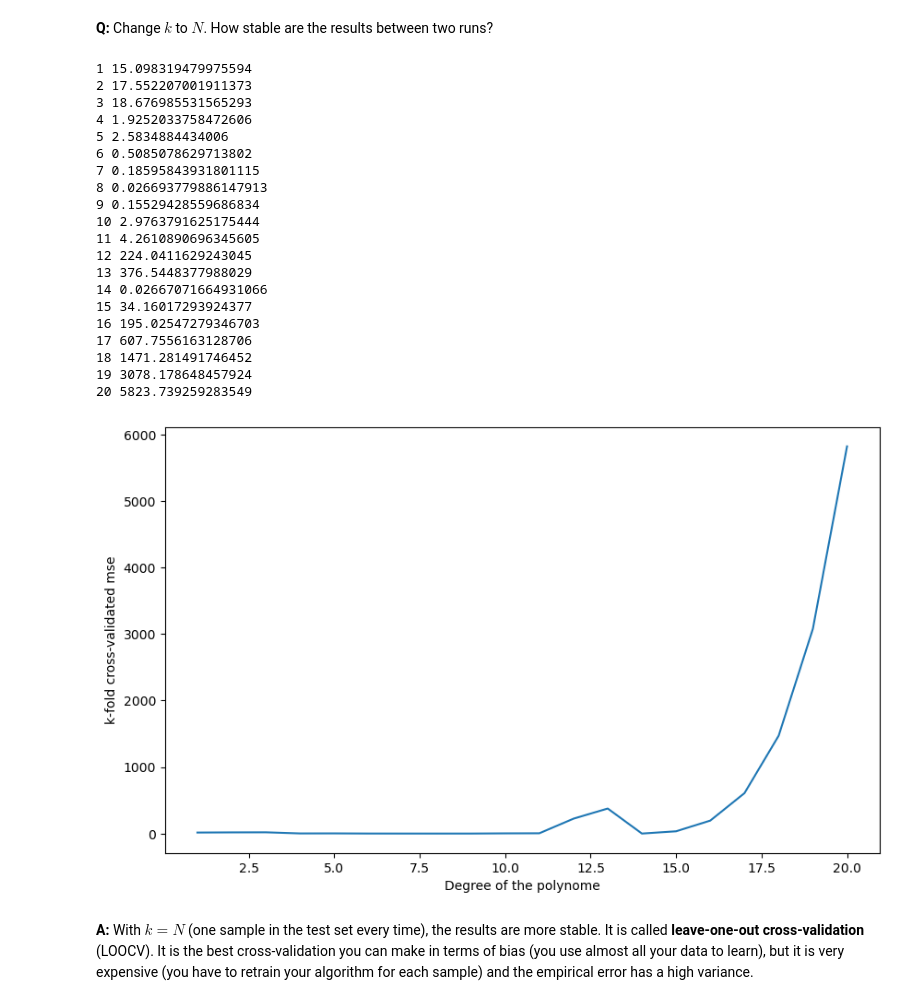
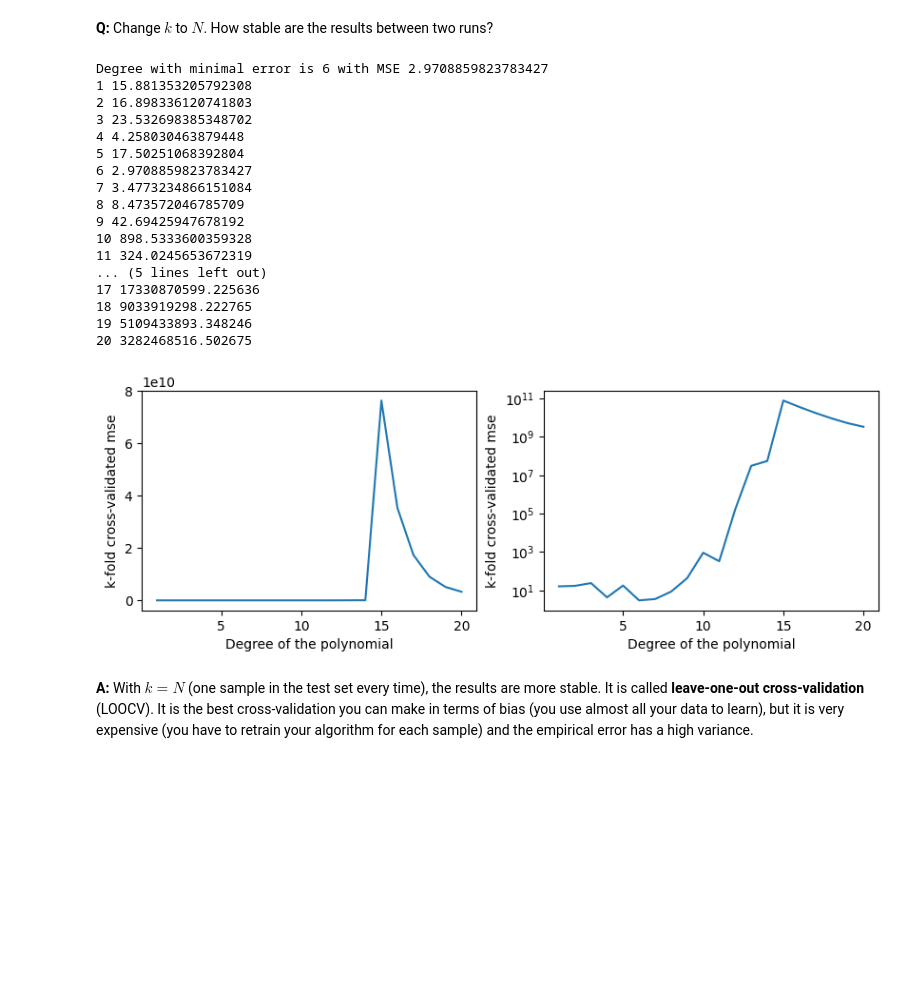
Before and after one commit to miteichmann/notebooks-neurocomputing, a Jupyter notebook: solutions/5-Crossvalidation-solution.ipynb, the cells around one changed output. Drawn from its saved outputs; the diff is of its cells as text; code cells hidden in the pictures; blank space fills up the shorter version.

```diff
--- a/solutions/5-Crossvalidation-solution.ipynb
+++ b/solutions/5-Crossvalidation-solution.ipynb
@@ -298,56 +340,61 @@ NameError: name 'KFold' is not defined
 k = N
 kf = KFold(n_splits=k, shuffle=True)
 
 degrees = range(1, 21)
 
 test_mse = []
 
 for train_index, test_index in kf.split(X, t):
 
     split_mse = []
 
     for deg in degrees:
 
         w = np.polyfit(X[train_index], t[train_index], deg)
         y = np.polyval(w, X[test_index])
 
         mse = np.mean((t[test_index] - y)**2)
         split_mse.append(mse)
 
     test_mse.append(split_mse)
 
 test_mse = np.mean(test_mse, axis=0)
 
+print(f"Degree with minimal error is {np.argmin(test_mse)+1} with MSE {test_mse[np.argmin(test_mse)]}")
+
 for deg, mse in zip(degrees, test_mse):
     print(deg, mse)
 
-plt.figure(figsize=(10, 6))
+plt.figure(figsize=(10,3))
+plt.subplot(1,2,1)
 plt.plot(degrees, test_mse)
-plt.xlabel("Degree of the polynome")
+plt.xlabel("Degree of the polynomial")
+plt.ylabel("k-fold cross-validated mse")
+
+plt.subplot(1,2,2)
+plt.semilogy(degrees, test_mse)
+plt.xlabel("Degree of the polynomial")
 plt.ylabel("k-fold cross-validated mse")
 plt.show()
 # %% [output]
-1 15.098319479975594
-2 17.552207001911373
-3 18.676985531565293
-4 1.9252033758472606
-5 2.5834884434006
-6 0.5085078629713802
-7 0.18595843931801115
-8 0.026693779886147913
-9 0.15529428559686834
-10 2.9763791625175444
-11 4.2610890696345605
-12 224.0411629243045
-13 376.5448377988029
-14 0.02667071664931066
-15 34.16017293924377
-16 195.02547279346703
-17 607.7556163128706
-18 1471.281491746452
-19 3078.178648457924
-20 5823.739259283549
+Degree with minimal error is 6 with MSE 2.9708859823783427
+1 15.881353205792308
+2 16.898336120741803
+3 23.532698385348702
+4 4.258030463879448
+5 17.50251068392804
+6 2.9708859823783427
+7 3.4773234866151084
+8 8.473572046785709
+9 42.69425947678192
+10 898.5333600359328
+11 324.0245653672319
+... (5 lines left out)
+17 17330870599.225636
+18 9033919298.222765
+19 5109433893.348246
+20 3282468516.502675
-[figure, old version]
+[figure, new version]
 # %% [markdown]
 **A:** With $k=N$ (one sample in the test set every time), the results are more stable. It is called **leave-one-out cross-validation** (LOOCV). It is the best cross-validation you can make in terms of bias (you use almost all your data to learn), but it is very expensive (you have to retrain your algorithm for each sample) and the empirical error has a high variance.
 # %% [markdown]
```
Also changed, not shown: parts of 7 cells of this notebook.
